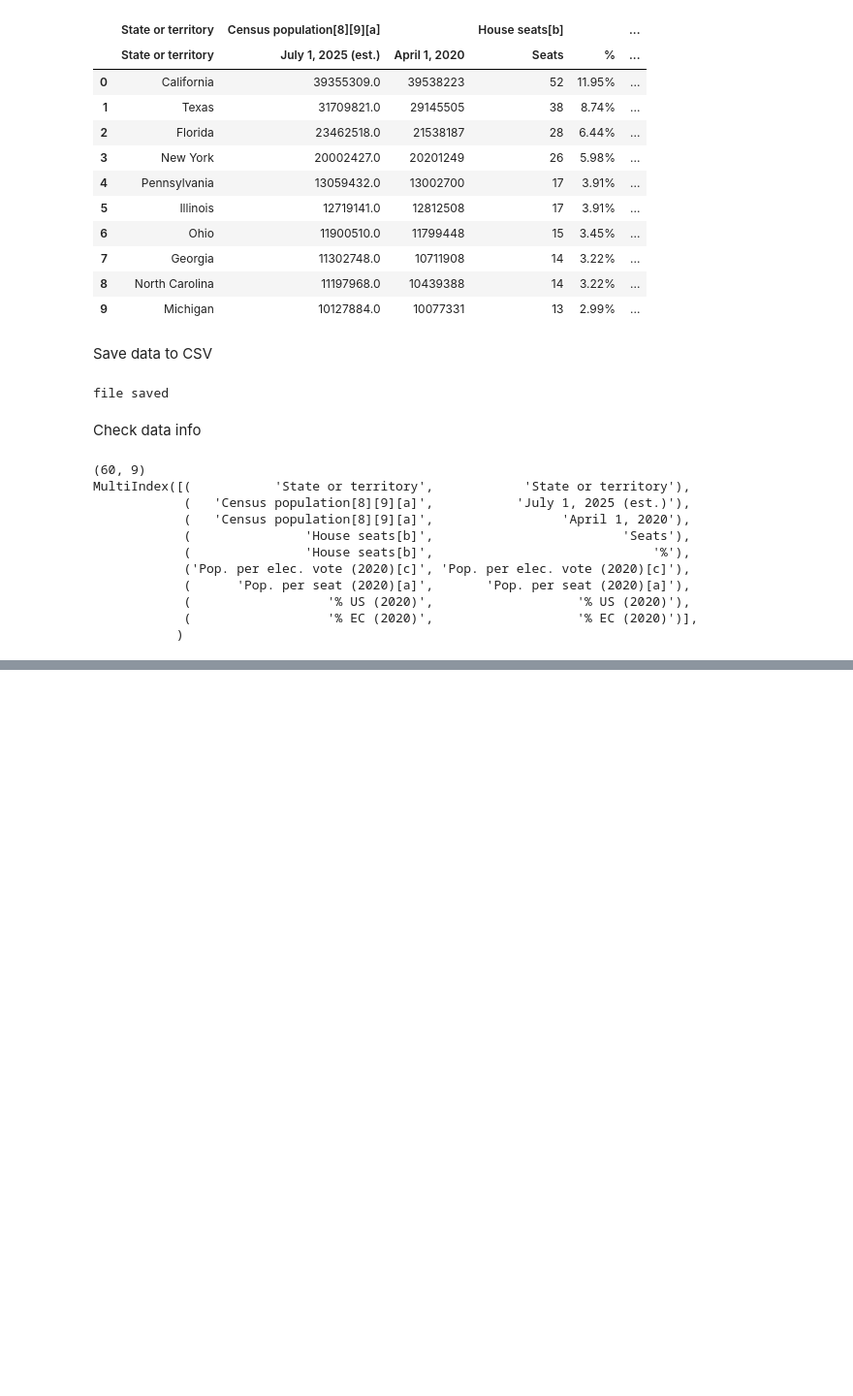
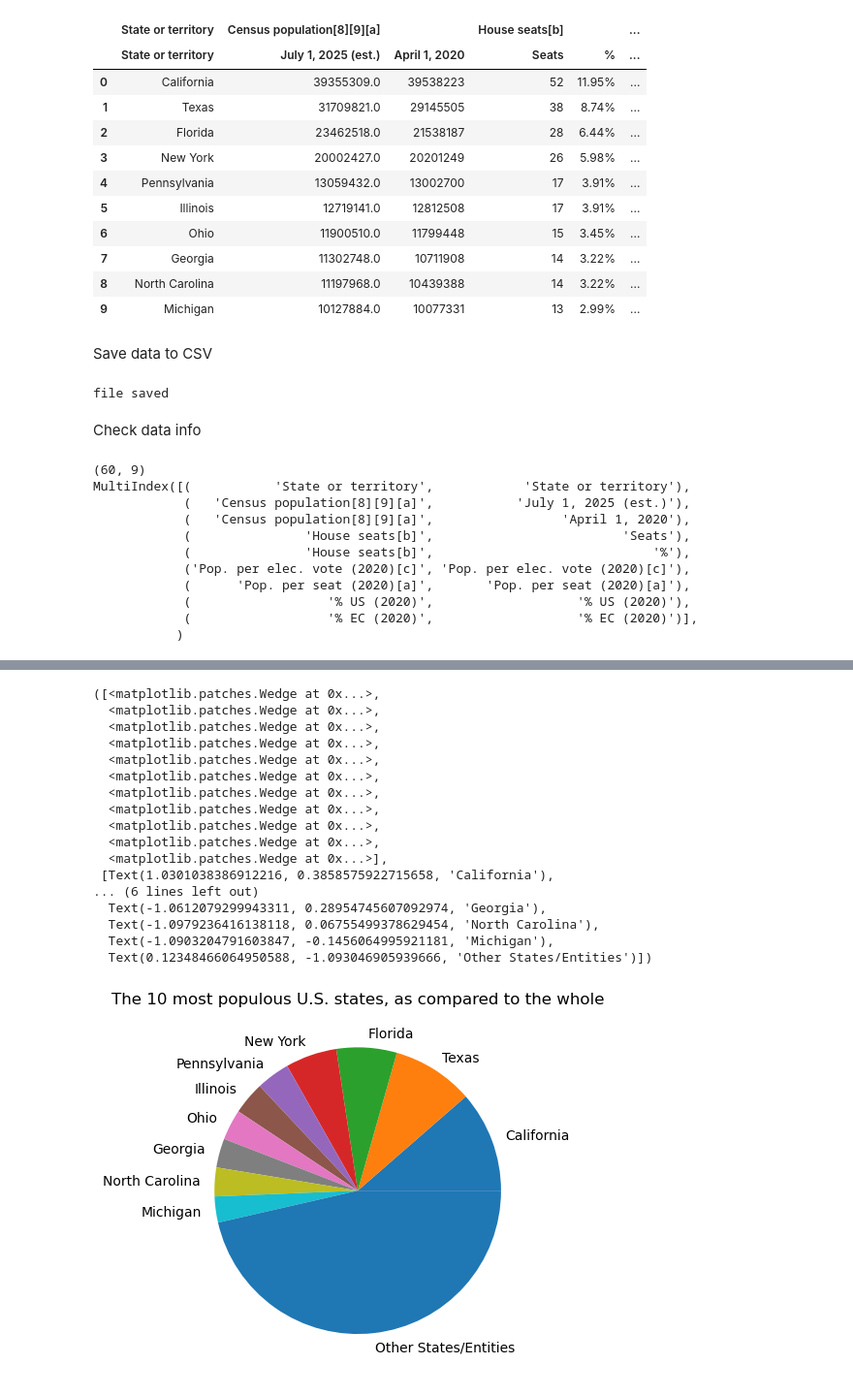
Before and after one commit to Nicolas58911/CSC221-NBLammons-GroupProject, a Jupyter notebook: CSC221-NBLammons-GroupProject.ipynb, the cells around one changed output, grey strips where cells are left out. Shown at 97% size. Saved outputs shown, nothing was run; the diff lists cells and outputs as text; code cells hidden in the pictures; blank space fills up the shorter version.

Commit message:
Updated Jupyter Notebook with pie chart code

```diff
--- a/CSC221-NBLammons-GroupProject.ipynb
+++ b/CSC221-NBLammons-GroupProject.ipynb
@@ -82,0 +89,77 @@ MultiIndex([(           'State or territory',            'State or territory'),
+# %%
+import matplotlib.pyplot as plt
+
+# These two variables are what the pie chart shall look for.
+pie_chart_variables = [
+    ('State or territory', 'State or territory'),
+    ('Census population[8][9][a]', 'July 1, 2025 (est.)')
+]
+
+# These will not be added to the pie chart on account of their populations for 2025
+# either showing up as "N/A", or being the sum of other entities' populations.
+pie_chart_exemptions = [
+    'Guam[11]',
+    'U.S. Virgin Islands[12]',
+    'American Samoa[13]',
+    'Northern Mariana Islands[14]',
+    'Contiguous United States',
+    'The 50 states',
+    'The 50 states and D.C.',
+    'Total US and territories'
+]
+
+# Grabs the initial values from the `DataFrame` provided.
+pie_chart_data_preliminary = [
+    df[('State or territory', 'State or territory')].values.tolist(),
+    df[('Census population[8][9][a]', 'July 1, 2025 (est.)')].values.tolist()
+]
+
+# Thins the lists down to get rid of the values listed in `pie_chart_exemptions`.
+pie_chart_data_intermediate = [[], []]
+for x in range(df.shape[0]):
+    if (not (pie_chart_data_preliminary[0][x] in pie_chart_exemptions)):
+        pie_chart_data_intermediate[0].append(pie_chart_data_preliminary[0][x])
+        pie_chart_data_intermediate[1].append(pie_chart_data_preliminary[1][x])
+
+# Bundles all the states' populations below the specified cutoff number into a
+# single "Other States/Entities" wedge.
+most_populous_states = 10
+pie_chart_data_final = [[], []]
+for x in range(len(pie_chart_data_intermediate[0])):
+    if x < most_populous_states:
+        # Documents the 10 most-populous states/entities as per normal
+        pie_chart_data_final[0].append(pie_chart_data_intermediate[0][x])
+        pie_chart_data_final[1].append(pie_chart_data_intermediate[1][x])
+    else:
+        # Adds all other states' populations to "Other States/Entities" wedge
+        if not len(pie_chart_data_final[1]) > most_populous_states:
+            pie_chart_data_final[0].append('Other States/Entities')
+            pie_chart_data_final[1].append(0)
+        pie_chart_data_final[1][-1] += pie_chart_data_intermediate[1][x]
+
+# Plots the pie chart.
+fig, ax = plt.subplots()
+plt.title('The ' + str(most_populous_states) + ' most populous U.S. states, as compared to the whole')
+ax.pie(
+    pie_chart_data_final[1],
+    labels = pie_chart_data_final[0]
+)
+# %% [output]
+([<matplotlib.patches.Wedge at 0x...>,
+  <matplotlib.patches.Wedge at 0x...>,
+  <matplotlib.patches.Wedge at 0x...>,
+  <matplotlib.patches.Wedge at 0x...>,
+  <matplotlib.patches.Wedge at 0x...>,
+  <matplotlib.patches.Wedge at 0x...>,
+  <matplotlib.patches.Wedge at 0x...>,
+  <matplotlib.patches.Wedge at 0x...>,
+  <matplotlib.patches.Wedge at 0x...>,
+  <matplotlib.patches.Wedge at 0x...>,
+  <matplotlib.patches.Wedge at 0x...>],
+ [Text(1.0301038386912216, 0.3858575922715658, 'California'),
+... (6 lines left out)
+  Text(-1.0612079299943311, 0.28954745607092974, 'Georgia'),
+  Text(-1.0979236416138118, 0.06755499378629454, 'North Carolina'),
+  Text(-1.0903204791603847, -0.1456064995921181, 'Michigan'),
+  Text(0.12348466064950588, -1.093046905939666, 'Other States/Entities')])
+[figure, added]
```
Also changed, not shown: parts of 1 cell of this notebook.
